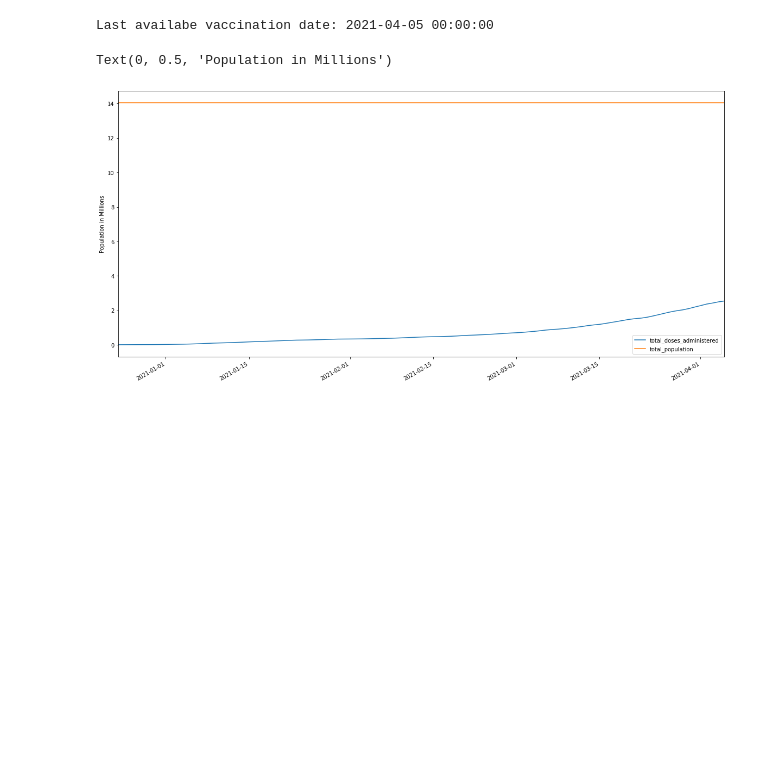
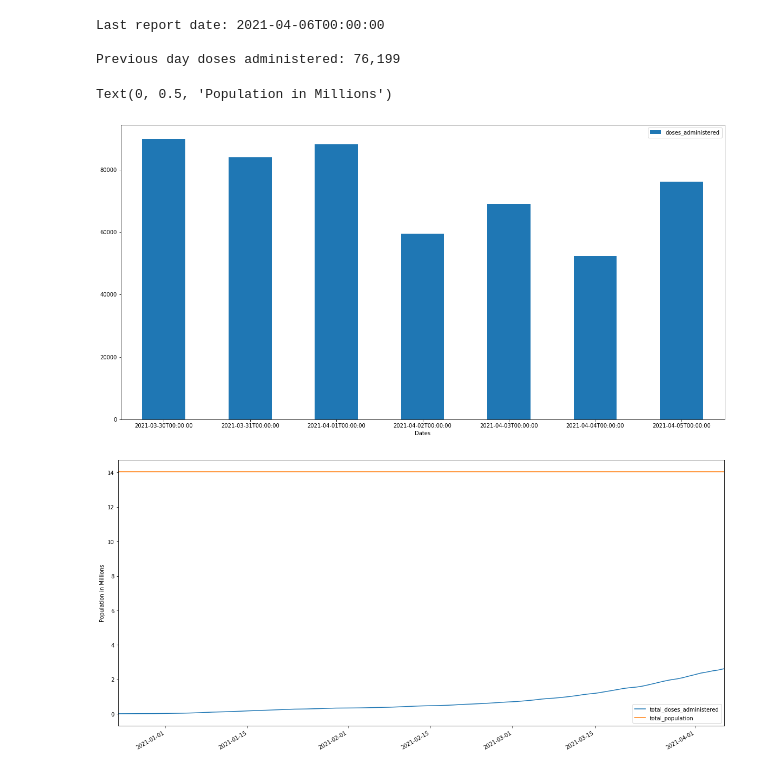
Before and after one commit to mohd-ahsan-mirza/ontario-covid-vaccine-stats, a Jupyter notebook: stats.ipynb, the cells around one changed output. Cells and saved outputs as stored; diff of their text form; code cells hidden in the pictures; blank space fills up the shorter version.

```diff
--- a/stats.ipynb
+++ b/stats.ipynb
@@ -21,39 +21,73 @@ dates = []
 total_doses_administered = []
 total_population_array = []
 
 total_population = '14,048,273'
 million_divisor = 1000000
 
+report_date = None
+previous_day_doses_administered = None
+
 for stat in stats['result']['records']:
     dates.append(stat['report_date'])
     total_doses_administered.append(stat['total_doses_administered'])
     total_population_array.append(total_population)
+    report_date = stat['report_date']
+    previous_day_doses_administered = stat['previous_day_doses_administered']
 
 dates = pd.to_datetime(dates, errors='coerce', format='%Y-%m-%dT%H:%M:%S')
 start_date = pd.to_datetime(dates[0], errors='coerce', format='%Y-%m-%dT%H:%M:%S')
 end_date = pd.to_datetime(dates[-1], errors='coerce', format='%Y-%m-%dT%H:%M:%S')
 
+last_seven_day_records = stats['result']['records'][-7:0]
 
-print("Last availabe vaccination date: " + str(end_date))
+print("Last report date: " + str(report_date))
+print("")
+print("Previous day doses administered: " + previous_day_doses_administered)
+print("")
 
 #print(dates)
 #print(total_doses_administered)
 
-df = pd.DataFrame({
+df_total_doses_administered = pd.DataFrame({
    'total_doses_administered': total_doses_administered,
     'total_population': total_population_array
    }, index = dates)
 
 
-df = df.apply(lambda x: x.str.replace(',', ''))
-df=df.astype(float)
+last_seven_days_records = stats['result']['records'][-8:]
 
-df['total_doses_administered'] = df['total_doses_administered']/million_divisor
-df['total_population'] = df['total_population']/million_divisor
+df_last_seven_days_records = pd.DataFrame({'Dates':[
+    last_seven_days_records[0]['report_date'],
+    last_seven_days_records[1]['report_date'],
+    last_seven_days_records[2]['report_date'],
+    last_seven_days_records[3]['report_date'],
+    last_seven_days_records[4]['report_date'],
+    last_seven_days_records[5]['report_date'],
+    last_seven_days_records[6]['report_date'],
+], 'doses_administered':[
+    int(last_seven_days_records[1]['previous_day_doses_administered'].replace(',', '')),
+    int(last_seven_days_records[2]['previous_day_doses_administered'].replace(',', '')),
+    int(last_seven_days_records[3]['previous_day_doses_administered'].replace(',', '')),
+    int(last_seven_days_records[4]['previous_day_doses_administered'].replace(',', '')),
+    int(last_seven_days_records[5]['previous_day_doses_administered'].replace(',', '')),
+    int(last_seven_days_records[6]['previous_day_doses_administered'].replace(',', '')),
+    int(last_seven_days_records[7]['previous_day_doses_administered'].replace(',', '')),
+]})
 
-lines = df.plot(figsize=(20,10))
+df_total_doses_administered = df_total_doses_administered.apply(lambda x: x.str.replace(',', ''))
+df_total_doses_administered = df_total_doses_administered.astype(float)
+
+df_total_doses_administered['total_doses_administered'] = df_total_doses_administered['total_doses_administered']/million_divisor
+df_total_doses_administered['total_population'] = df_total_doses_administered['total_population']/million_divisor
+
+df_last_seven_days_records.plot.bar(x='Dates', y='doses_administered', rot=0, figsize=(20,10))
+
+lines = df_total_doses_administered.plot(figsize=(20,10))
 lines.set_ylabel("Population in Millions")
 # %% [output]
-Last availabe vaccination date: 2021-04-05 00:00:00
+Last report date: 2021-04-06T00:00:00
+
+Previous day doses administered: 76,199
 Text(0, 0.5, 'Population in Millions')
-[figure, old version]
+[figure, new version]
+[figure, added]
```
